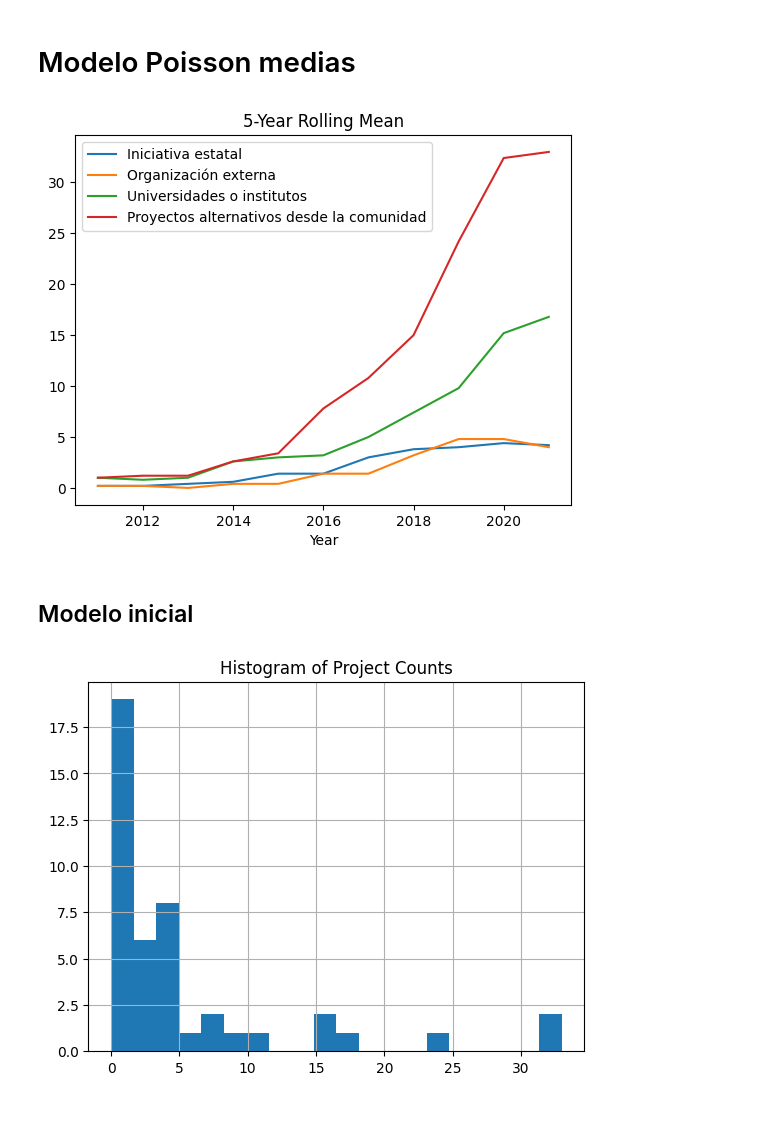
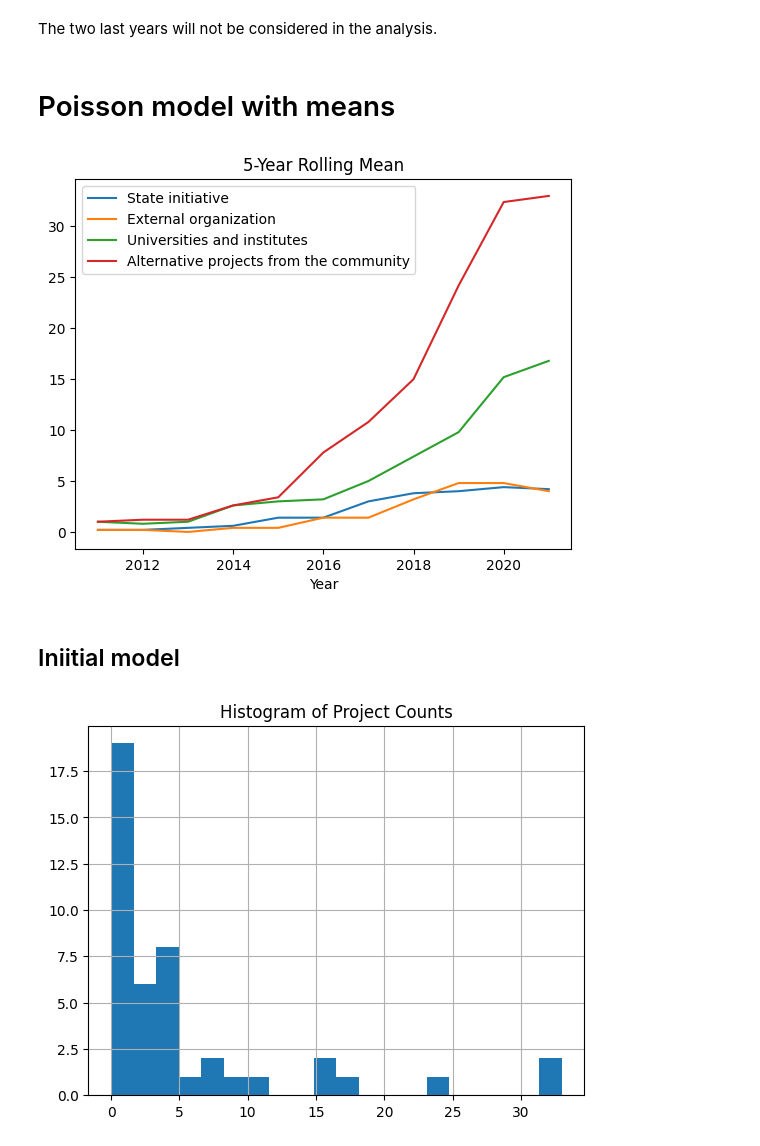
Before and after one commit to Instituto-Pulso-PUCP/revitalizacion-linguistica-latam, a Jupyter notebook: RegresionOrigen.ipynb, the cells around one changed output. Cells and saved outputs as stored; diff of their text form; code cells hidden in the pictures; blank space fills up the shorter version.

```diff
--- a/RegresionOrigen.ipynb
+++ b/RegresionOrigen.ipynb
@@ -12,0 +11,7 @@ df_num_proyectos_expanded=pd.read_csv('../estadísticas/Num_proyectos_expanded.c
+# %%
+df_projects = pd.read_csv('data/projectList.csv')
+# For the purpose of this analysis, we will drop the columns that are not relevant
+df_projects.drop(['Family', 'Language', 'glottocode', 'isocode', 'Speakers'], axis=1, inplace=True)
+# Delete duplicates from the dataset. As we have dropped the language column, we will consider the project name and the country as discerning factors
+df_projects.drop_duplicates(inplace=True)
+print("We begin the analysis with {} projects".format(df_projects.shape[0]))
@@ -12,0 +22,6 @@ df_num_proyectos_expanded=pd.read_csv('../estadísticas/Num_proyectos_expanded.c
+# %%
+origins = np.array(['State initiative', 'External organization',
+                          'Universities and institutes',
+                          'Alternative projects from the community'])
+df_num_projects_year=df_projects.groupby('Year')[origins].sum()
+df_num_projects_year.tail()
@@ -12,0 +36,7 @@ df_num_proyectos_expanded=pd.read_csv('../estadísticas/Num_proyectos_expanded.c
+# %%
+df_num_projects_expanded = pd.DataFrame(columns=['Year', 'Origin', 'Value'])
+for year in df_num_projects_year.index:
+    for origin in origins:
+        df_num_projects_expanded.loc[len(df_num_projects_expanded)] = [year, origin, df_num_projects_year.loc[year, origin]]
+
+df_num_projects_expanded.tail()
@@ -13,5 +50,7 @@ df_num_proyectos_expanded=pd.read_csv('../estadísticas/Num_proyectos_expanded.c
+# %% [markdown]
+The two last years will not be considered in the analysis.
 # %%
 if True:
     i=-2
-    df_num_proyectos=df_num_proyectos[:i]
-    df_num_proyectos_expanded=df_num_proyectos_expanded[:i*4]
+    df_num_projects_year=df_num_projects_year[:i]
+    df_num_projects_expanded=df_num_projects_expanded[:i*4]
@@ -21,18 +57,18 @@ if True:
-# %% [markdown]
-# Modelo Poisson medias
+# %% [markdown]
+# Poisson model with means
 # %%
-df_mean_5 = df_num_proyectos.rolling(5).mean().dropna()
+df_mean_5 = df_num_projects_year.rolling(5).mean().dropna()
 
 df_mean_5.plot()
 plt.title('5-Year Rolling Mean')
 plt.show()
 # %% [output]
-[figure, old version]
+[figure, new version]
 # %%
 df_mean_expanded = pd.DataFrame(columns=['Year', 'Origin', 'Value'])
 for year in df_mean_5.index:
     for column in df_mean_5.columns[:4]:
         df_mean_expanded.loc[len(df_mean_expanded)] = [year, column, df_mean_5.loc[year, column]]
-# %% [markdown]
-## Modelo inicial
+# %% [markdown]
+## Iniitial model
 # %%
```
Also changed, not shown: parts of 72 cells of this notebook.
